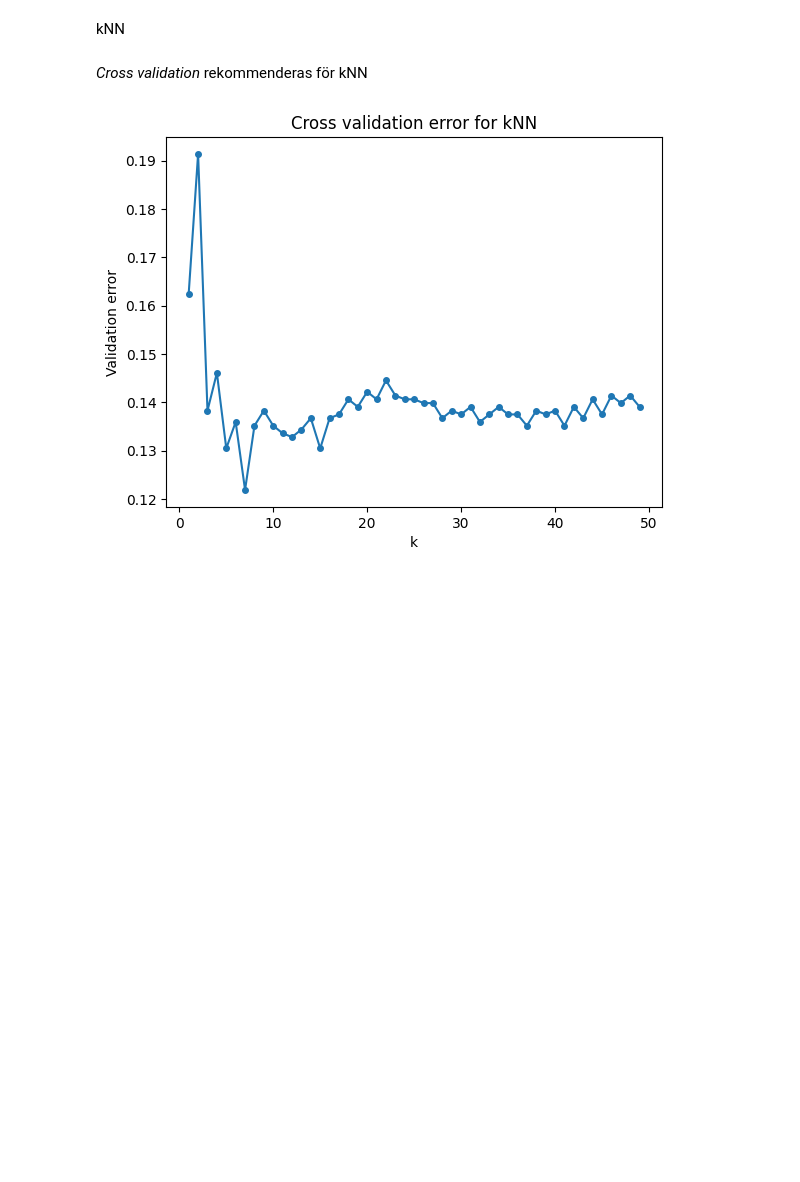
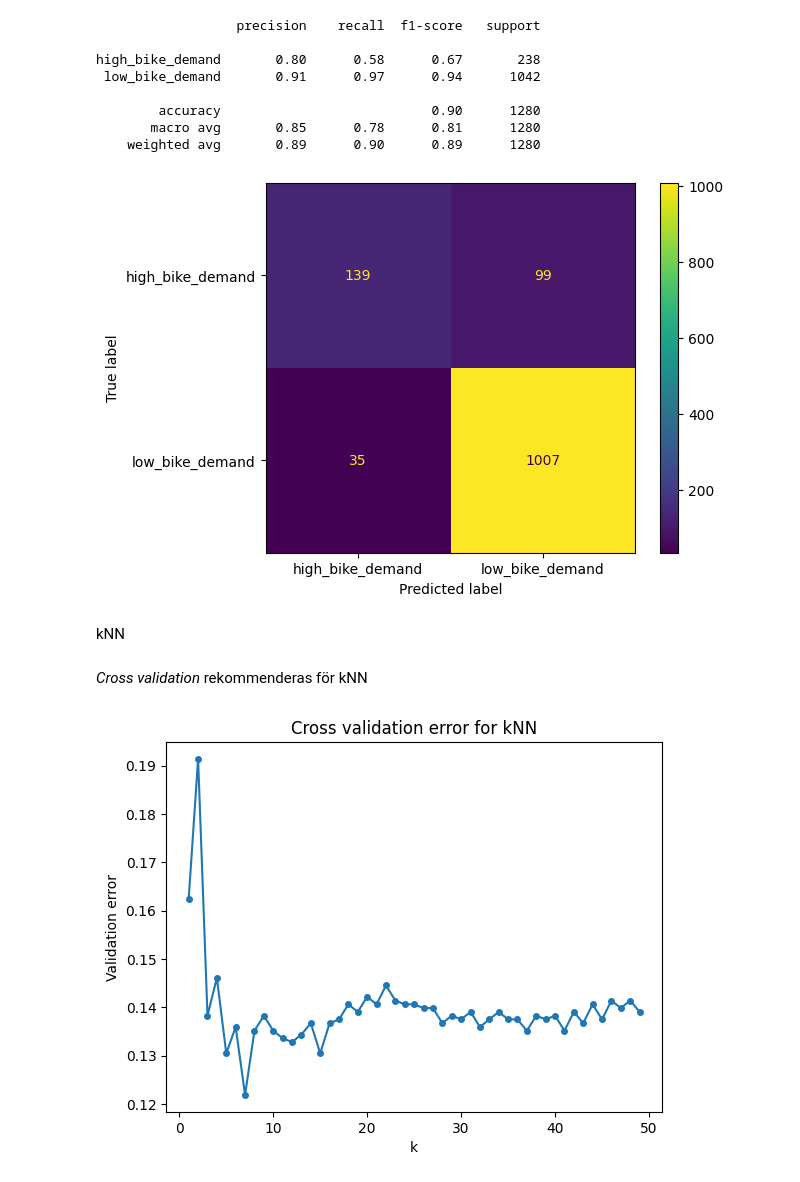
Before and after one commit to sebberendel/machine_learning_project, a Jupyter notebook: notebooks/xtremkarl.ipynb, the cells around one changed output. Cells and saved outputs as stored; diff of their text form; code cells hidden in the pictures; blank space fills up the shorter version.

```diff
--- a/notebooks/xtremkarl.ipynb
+++ b/notebooks/xtremkarl.ipynb
@@ -18,0 +21,17 @@ from data_preprocessing import X, y
+# %%
+day_cols = [c for c in X.columns if c.startswith("day_")]
+binary_cols = ["snow_or_not", "summertime"]
+cols_to_scale = [c for c in X.columns if c not in day_cols + binary_cols]
+
+preprocessor_no_cv = ColumnTransformer(
+    transformers=[("scale", StandardScaler(), cols_to_scale)],
+    remainder="passthrough",
+    force_int_remainder_cols=False
+)
+
+knn_no_cv = Pipeline([
+    ("preprocess", preprocessor_no_cv),
+    ("model", skl_nb.KNeighborsClassifier(n_neighbors=15)),
+])
+
+knn_no_cv.fit(X, y)
@@ -19,3 +50,20 @@ from data_preprocessing import X, y
+# %%
+y_pred1 = knn_no_cv.predict(X)
+
+print(classification_report(y, y_pred1))
+
+ConfusionMatrixDisplay.from_predictions(y, y_pred1)
+plt.show()
+# %% [output]
+                  precision    recall  f1-score   support
+
+high_bike_demand       0.80      0.58      0.67       238
+ low_bike_demand       0.91      0.97      0.94      1042
+
+        accuracy                           0.90      1280
+       macro avg       0.85      0.78      0.81      1280
+    weighted avg       0.89      0.90      0.89      1280
+[figure, added]
 # %% [markdown]
 kNN
 # %% [markdown]
```
Also changed, not shown: parts of 5 cells of this notebook.
